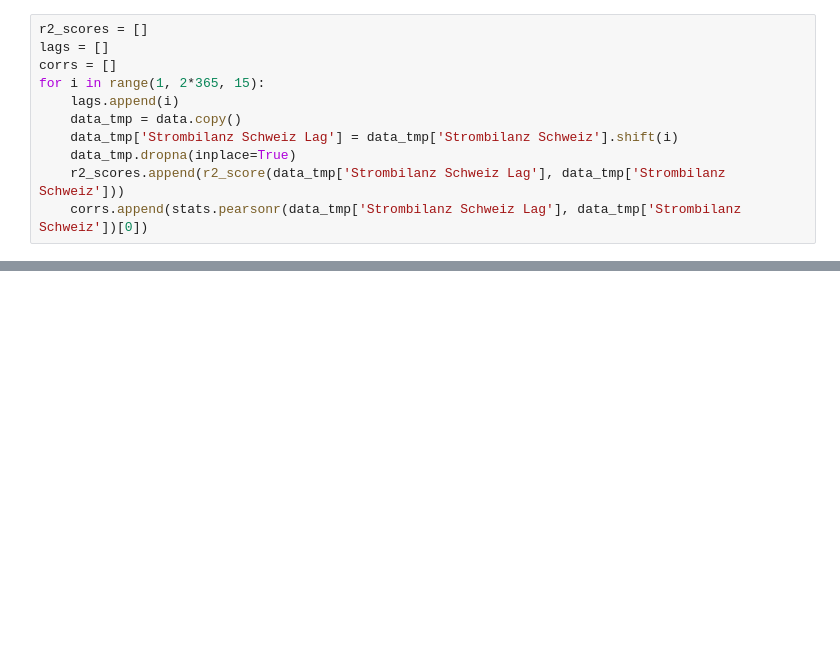
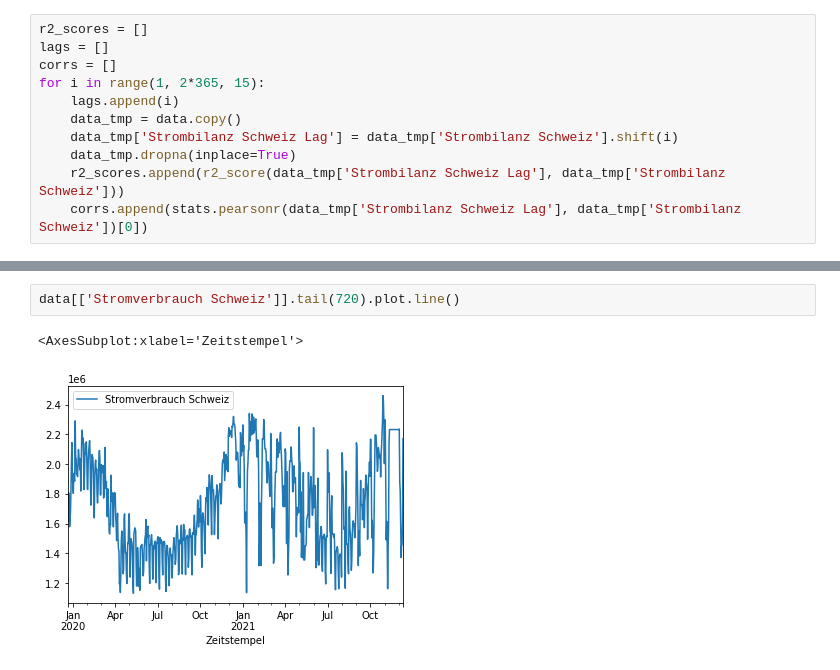
Before and after one commit to kenfus/spz_omc, a Jupyter notebook: main.ipynb, the cells around one changed output, grey strips where cells are left out. Saved outputs shown, nothing was run; the diff lists cells and outputs as text; blank space fills up the shorter version.

```diff
--- a/main.ipynb
+++ b/main.ipynb
@@ -174,3 +184,8 @@ data_below_0
+# %%
+data[['Stromverbrauch Schweiz']].tail(720).plot.line()
+# %% [output]
+<AxesSubplot:xlabel='Zeitstempel'>
+[figure, added]
 # %%
 from statsmodels.tsa.seasonal import seasonal_decompose
 
```
Also changed, not shown: parts of 40 cells of this notebook.
